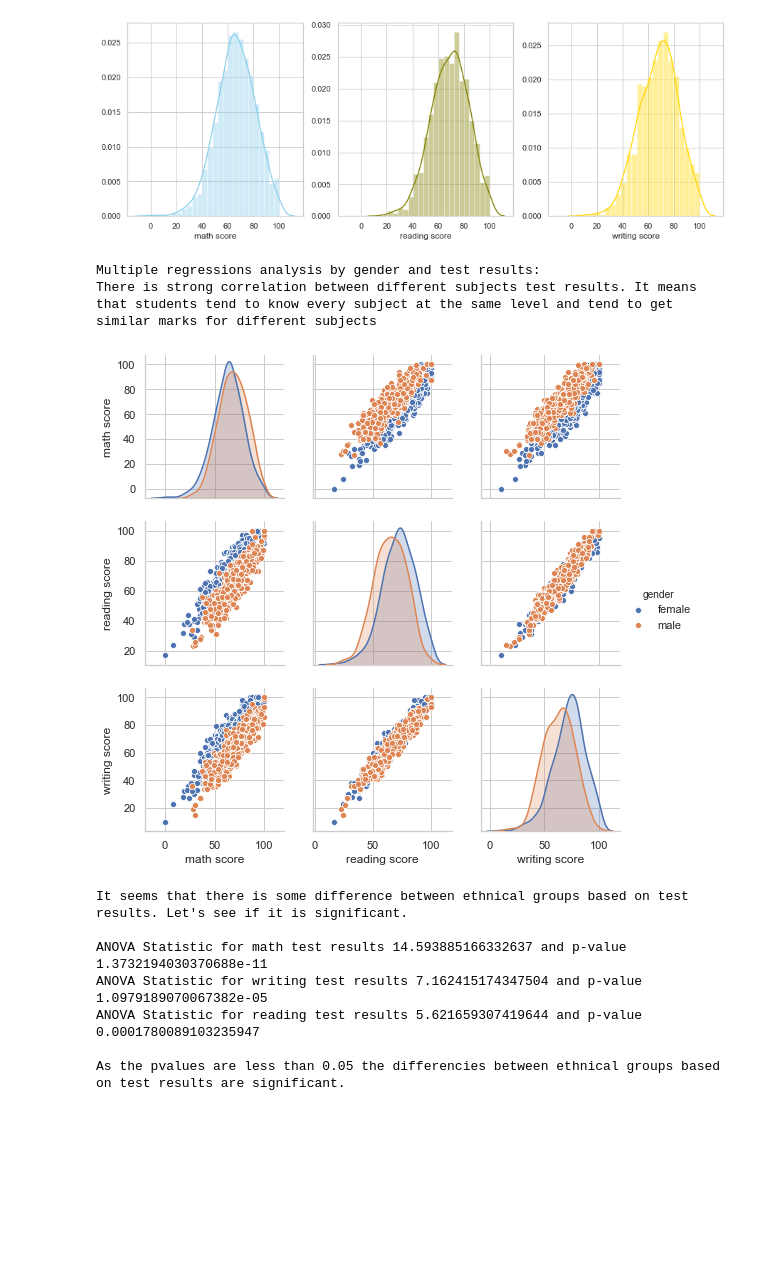
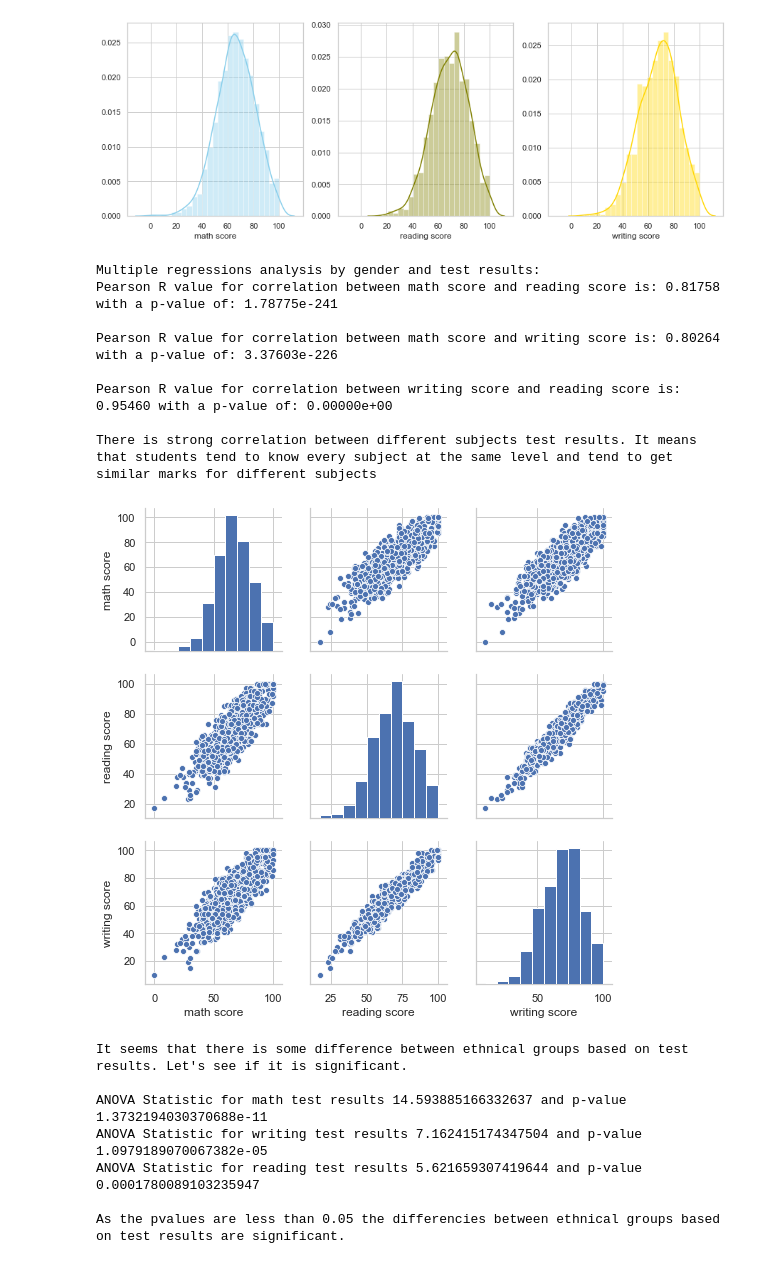
Before and after one commit to Qrgon/SynBio, a Jupyter notebook: Report Jupyter.ipynb, the cells around one changed output. Drawn from its saved outputs; the diff is of its cells as text; code cells hidden in the pictures; blank space fills up the shorter version.

```diff
--- a/Report Jupyter.ipynb
+++ b/Report Jupyter.ipynb
@@ -316,12 +316,31 @@ Plotted test results
 <matplotlib.axes._subplots.AxesSubplot at 0x...>
 [figure]
 # %%
-#test result correlation between subjects
+#Correlation between subjects
 print("Multiple regressions analysis by gender and test results:")
-sns.pairplot(df, hue="gender", vars=["math score", "reading score", "writing score"])
+sns.pairplot(df,  vars=["math score", "reading score", "writing score"])
+
+
+(r, p) = pearsonr(df["math score"], df["reading score"])
+print("Pearson R value for correlation between math score and reading score is: %.5f"%r + " with a p-value of: %.5e"%p)
+print()
+(r, p) = pearsonr(df["math score"], df["writing score"])
+print("Pearson R value for correlation between math score and writing score is: %.5f"%r + " with a p-value of: %.5e"%p)
+print()
+(r, p) = pearsonr(df["writing score"], df["reading score"])
+print("Pearson R value for correlation between writing score and reading score is: %.5f"%r + " with a p-value of: %.5e"%p)
+print()
+
+
 print("There is strong correlation between different subjects test results. It means that students tend to know every subject at the same level and tend to get similar marks for different subjects")
 # %% [output]
 Multiple regressions analysis by gender and test results:
+Pearson R value for correlation between math score and reading score is: 0.81758 with a p-value of: 1.78775e-241
+
+Pearson R value for correlation between math score and writing score is: 0.80264 with a p-value of: 3.37603e-226
+
+Pearson R value for correlation between writing score and reading score is: 0.95460 with a p-value of: 0.00000e+00
+
 There is strong correlation between different subjects test results. It means that students tend to know every subject at the same level and tend to get similar marks for different subjects
-[figure, old version]
+[figure, new version]
 # %%
```
Also changed, not shown: parts of 3 cells of this notebook.
